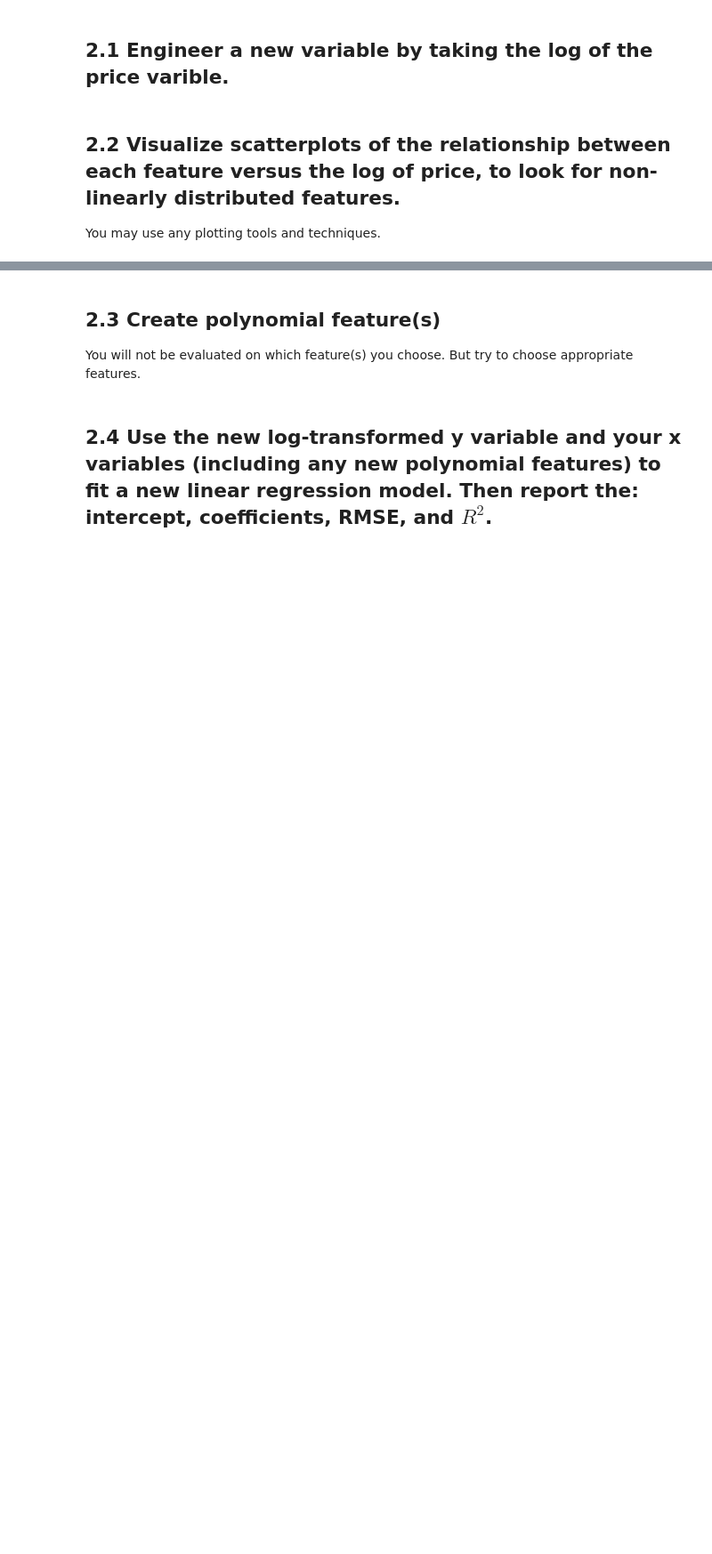
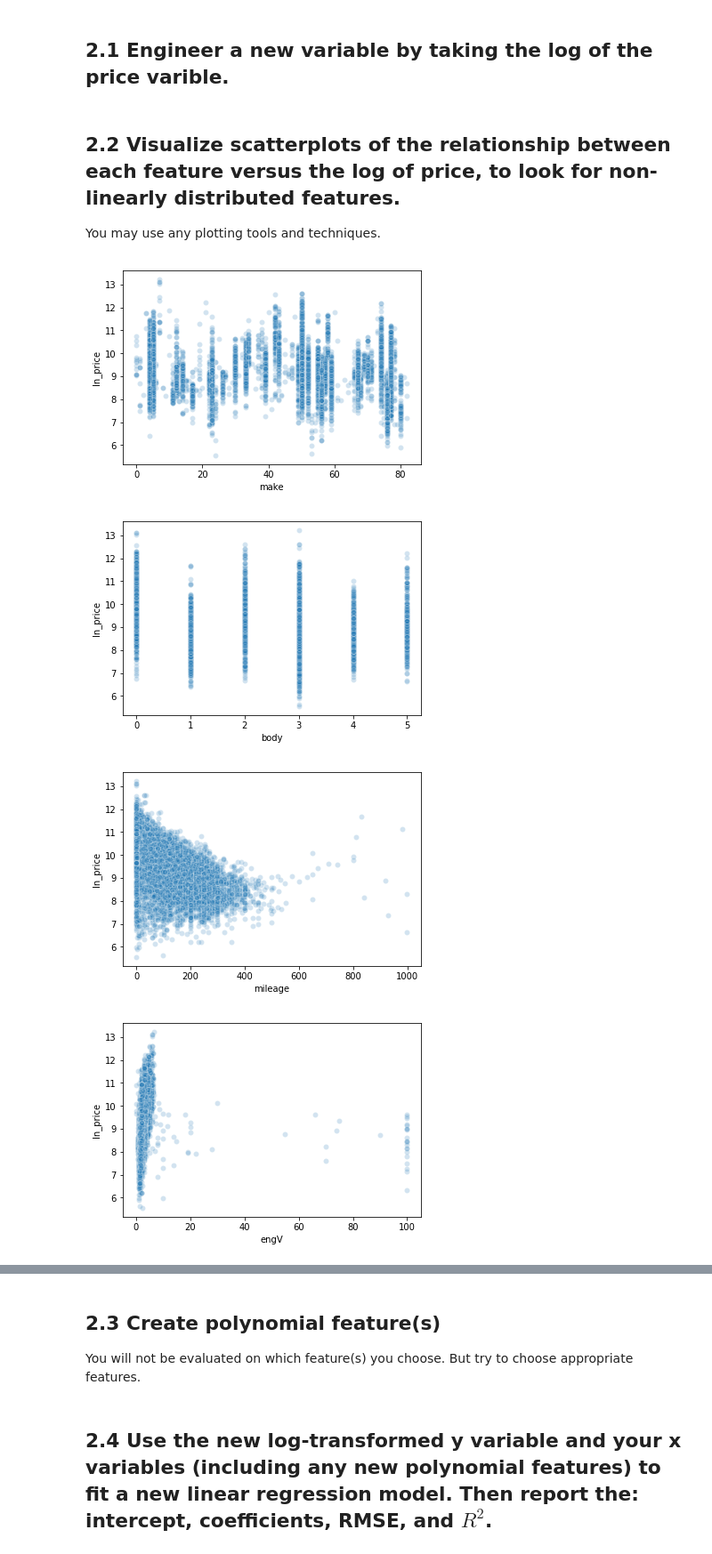
Before and after one commit to LambdaSchool/DS-Unit-2-Sprint-2-Regression, a Jupyter notebook: Regression Sprint Challenge.ipynb, the cells around one changed output, grey strips where cells are left out. Shown at 89% size. Saved outputs shown, nothing was run; the diff lists cells and outputs as text; code cells hidden in the pictures; blank space fills up the shorter version.

```diff
--- a/Regression Sprint Challenge.ipynb
+++ b/Regression Sprint Challenge.ipynb
@@ -68,6 +120,20 @@ One sentence can be sufficient
 # Log-Linear and Polynomial Regression
 # %% [markdown]
 ## 2.1 Engineer a new variable by taking the log of the price varible.
+# %%
+df['ln_price'] = np.log(df['price'])
 # %% [markdown]
 ## 2.2 Visualize scatterplots of the relationship between each feature versus the log of price, to look for non-linearly distributed features.
 You may use any plotting tools and techniques.
+# %%
+target = 'ln_price'
+features = df.columns.drop(['price', 'ln_price'])
+# %%
+for feature in features:
+  sns.scatterplot(x=feature, y=target, data=df, alpha=.2)
+  plt.show()
+# %% [output]
+[figure, added]
+[figure, added]
+[figure, added]
+[figure, added]
```
Also changed, not shown: parts of 21 cells of this notebook.
